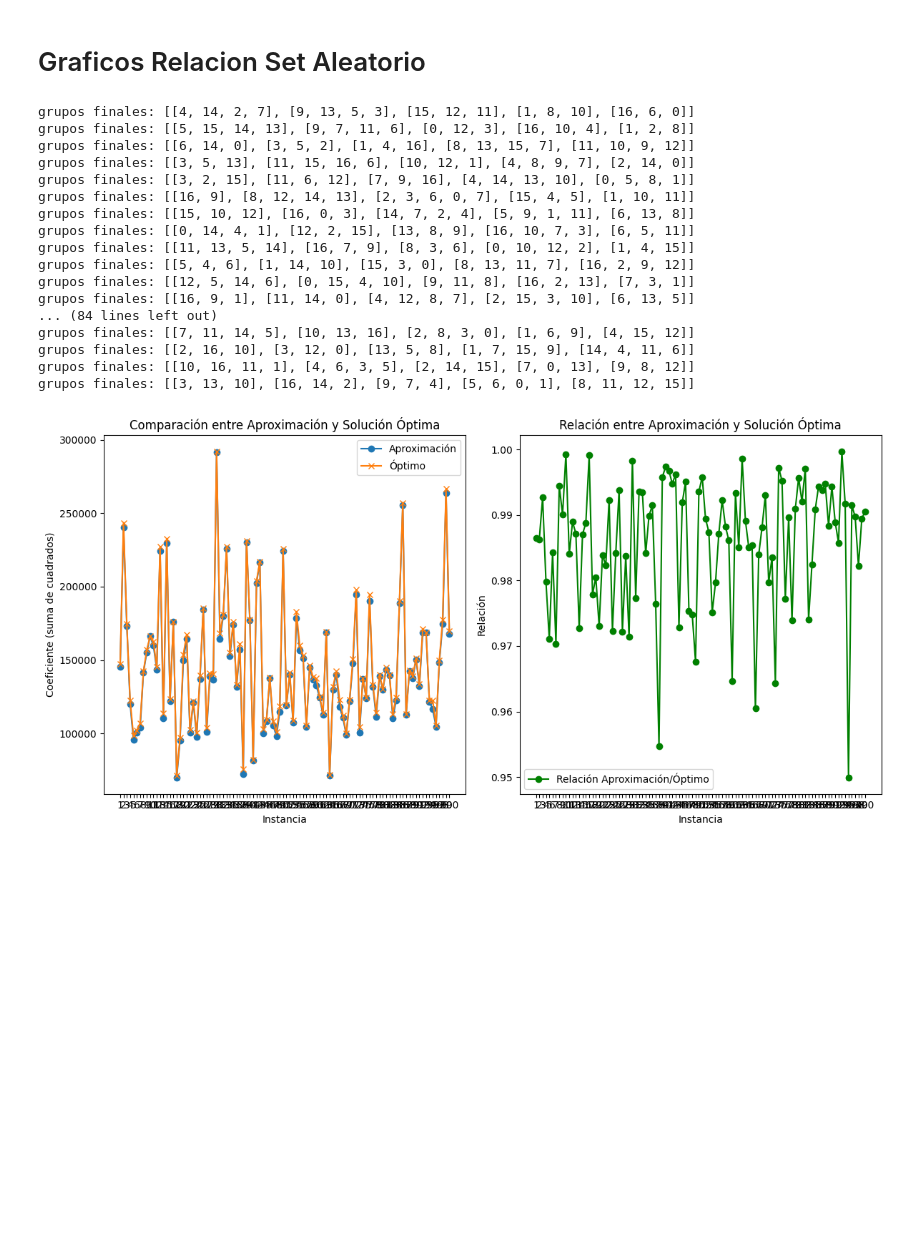
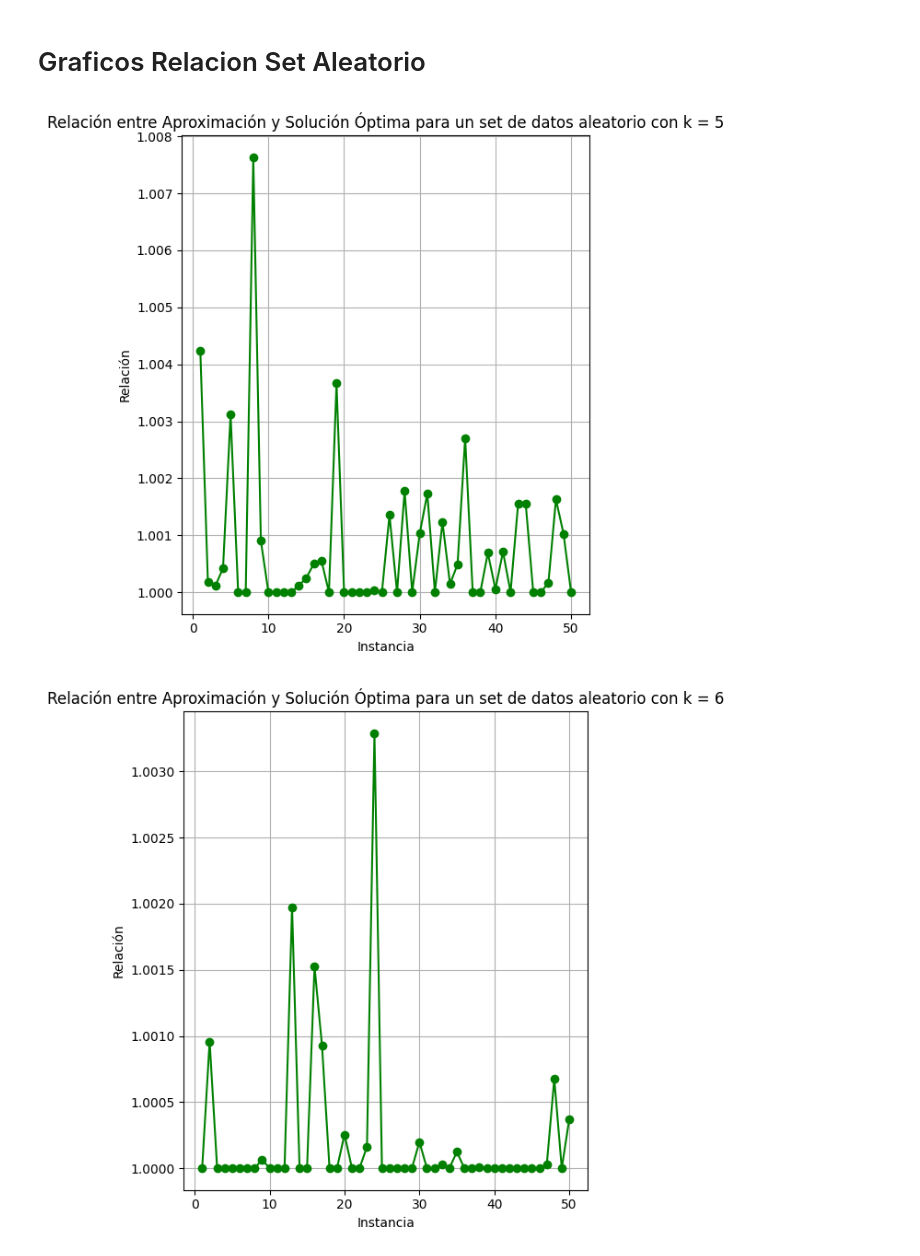
Before and after one commit to V-SANT/TDA_2024_1C, a Jupyter notebook: TP3/mediciones.ipynb, the cells around one changed output. Drawn from its saved outputs; the diff is of its cells as text; code cells hidden in the pictures; blank space fills up the shorter version.

```diff
--- a/TP3/mediciones.ipynb
+++ b/TP3/mediciones.ipynb
@@ -109,0 +86,8 @@ grupos finales: [['Maestro 7', 'Maestro 3'], ['Maestro 2', 'Maestro 6', 'Maestro
+# %%
+num_instancias = 10
+num_maestros = 3
+num_habilidades = 1000
+k = 6
+
+grafico_comparativo_bt_gd(num_instancias,num_maestros, num_habilidades, k)
+grafico_pl(num_instancias,num_maestros, num_habilidades, k)
@@ -253,10 +192,5 @@ grupos finales: [['Unalaq', 'Sura', 'La'], ['Tonraq', 'Pakku'], ['Yakone', 'Amon
 # %% [markdown]
 # Graficos Relacion Set Aleatorio
-# %%
-def generar_instancia_aleatoria(num_maestros, num_habilidades, k):
-    maestros = list(range(num_maestros))
-    habilidades = [random.randint(1, 100) for _ in range(num_habilidades)]
-    return maestros, habilidades, k
 # %%
 def graficar_relacion_aleatoria(num_instancias, num_maestros, num_habilidades, k):
     aproximaciones = []
@@ -267,58 +201,33 @@ def graficar_relacion_aleatoria(num_instancias, num_maestros, num_habilidades, k
     for instancia in range(1, num_instancias + 1):
         maestros, habilidades, k_actual = generar_instancia_aleatoria(num_maestros, num_habilidades, k)
         _, coef_aprox = p_opt_tribu_agua_gd(maestros, habilidades, k_actual)
-        _, coef_opt = p_opt_tribu_agua_exacto(maestros, habilidades, k_actual)
+        _, coef_opt = p_opt_tribu_agua_bt(maestros, habilidades, k_actual)
 
         aproximaciones.append(coef_aprox)
         optimos.append(coef_opt)
         relaciones.append(coef_aprox / coef_opt)
 
-    plt.figure(figsize=(12, 6))
+    plt.figure(figsize=(10, 6.18))
 
-    # Primer gráfico
-    plt.subplot(1, 2, 1)
-    plt.plot(instancias, aproximaciones, label='Aproximación', marker='o')
-    plt.plot(instancias, optimos, label='Óptimo', marker='x')
-    plt.xlabel('Instancia')
-    plt.xticks(instancias)
-    plt.ylabel('Coeficiente (suma de cuadrados)')
-    plt.legend()
-    plt.title('Comparación entre Aproximación y Solución Óptima')
-
-    # Segundo gráfico con relación
     plt.subplot(1, 2, 2)
+    plt.grid(True)
     plt.plot(instancias, relaciones, label='Relación Aproximación/Óptimo', marker='o', color='green')
     plt.xlabel('Instancia')
-    plt.xticks(instancias)
     plt.ylabel('Relación')
-    plt.legend()
-    plt.title('Relación entre Aproximación y Solución Óptima')
+    plt.title(f'Relación entre Aproximación y Solución Óptima para un set de datos aleatorio con k = {k}')
 
     plt.tight_layout()
     plt.show()
 # %%
-num_instancias = 100
-num_maestros = 17
+num_instancias = 50
+num_maestros = 12
 num_habilidades = 1000
 k = 5
 
 graficar_relacion_aleatoria(num_instancias, num_maestros, num_habilidades, k)
+graficar_relacion_aleatoria(num_instancias, num_maestros, num_habilidades, k+1)
+graficar_relacion_aleatoria(num_instancias, num_maestros, num_habilidades, k+2)
+graficar_relacion_aleatoria(num_instancias, num_maestros, num_habilidades, k+3)
 # %% [output]
-grupos finales: [[4, 14, 2, 7], [9, 13, 5, 3], [15, 12, 11], [1, 8, 10], [16, 6, 0]]
-grupos finales: [[5, 15, 14, 13], [9, 7, 11, 6], [0, 12, 3], [16, 10, 4], [1, 2, 8]]
-grupos finales: [[6, 14, 0], [3, 5, 2], [1, 4, 16], [8, 13, 15, 7], [11, 10, 9, 12]]
-grupos finales: [[3, 5, 13], [11, 15, 16, 6], [10, 12, 1], [4, 8, 9, 7], [2, 14, 0]]
-grupos finales: [[3, 2, 15], [11, 6, 12], [7, 9, 16], [4, 14, 13, 10], [0, 5, 8, 1]]
-grupos finales: [[16, 9], [8, 12, 14, 13], [2, 3, 6, 0, 7], [15, 4, 5], [1, 10, 11]]
-grupos finales: [[15, 10, 12], [16, 0, 3], [14, 7, 2, 4], [5, 9, 1, 11], [6, 13, 8]]
-grupos finales: [[0, 14, 4, 1], [12, 2, 15], [13, 8, 9], [16, 10, 7, 3], [6, 5, 11]]
-grupos finales: [[11, 13, 5, 14], [16, 7, 9], [8, 3, 6], [0, 10, 12, 2], [1, 4, 15]]
-grupos finales: [[5, 4, 6], [1, 14, 10], [15, 3, 0], [8, 13, 11, 7], [16, 2, 9, 12]]
-grupos finales: [[12, 5, 14, 6], [0, 15, 4, 10], [9, 11, 8], [16, 2, 13], [7, 3, 1]]
-grupos finales: [[16, 9, 1], [11, 14, 0], [4, 12, 8, 7], [2, 15, 3, 10], [6, 13, 5]]
-... (84 lines left out)
-grupos finales: [[7, 11, 14, 5], [10, 13, 16], [2, 8, 3, 0], [1, 6, 9], [4, 15, 12]]
-grupos finales: [[2, 16, 10], [3, 12, 0], [13, 5, 8], [1, 7, 15, 9], [14, 4, 11, 6]]
-grupos finales: [[10, 16, 11, 1], [4, 6, 3, 5], [2, 14, 15], [7, 0, 13], [9, 8, 12]]
-grupos finales: [[3, 13, 10], [16, 14, 2], [9, 7, 4], [5, 6, 0, 1], [8, 11, 12, 15]]
-[figure, old version]
+[figure, new version]
+[figure, added]
```
Also changed, not shown: parts of 11 cells of this notebook, 1 other file.
